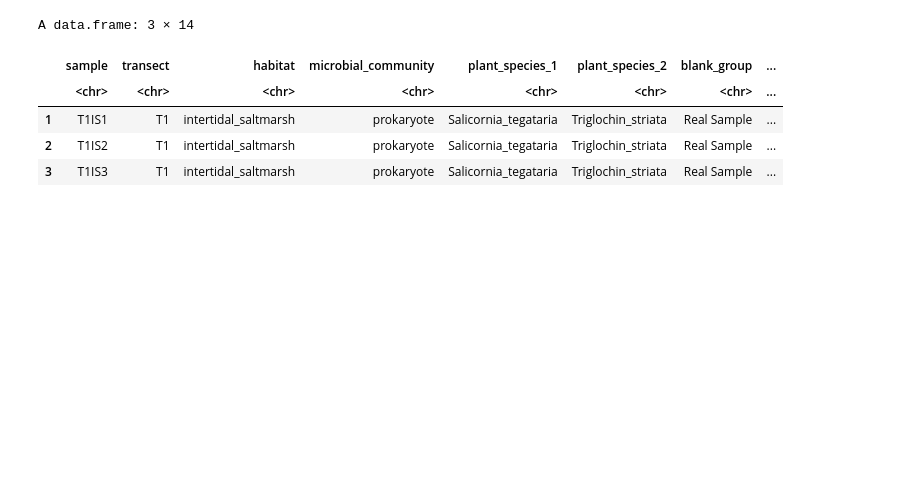
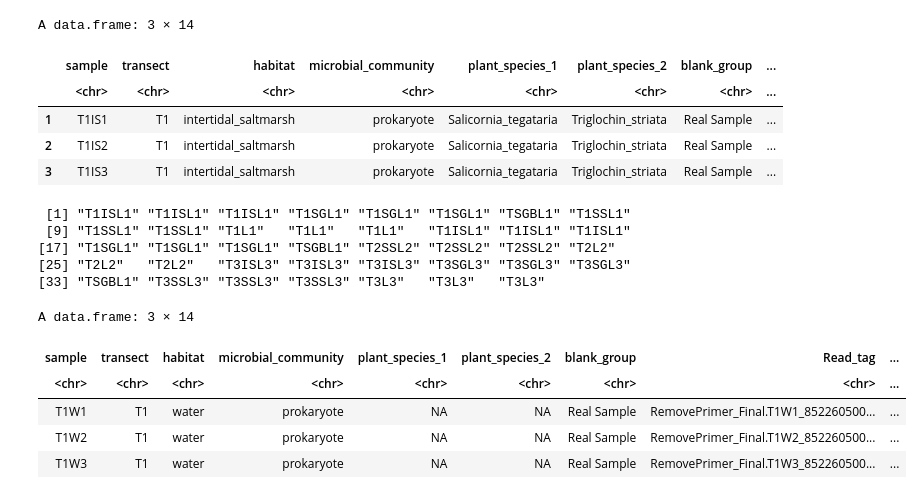
Before and after one commit to PiscatorX/Skunkworks, a Jupyter notebook: Batch_microdecontam/batch_decontam.ipynb, the cells around one changed output. Cells and saved outputs as stored; diff of their text form; code cells hidden in the pictures; blank space fills up the shorter version.

```diff
--- a/Batch_microdecontam/batch_decontam.ipynb
+++ b/Batch_microdecontam/batch_decontam.ipynb
@@ -84,2 +87,2 @@ A tibble: 3 × 7
 # %%
-extraction_batches_all <- merge(temp_sample_data, extraction_batches, by.x = "sample", by.y = "sample_id")
+(extraction_batches_all <- merge(temp_sample_data, extraction_batches, by.x = "sample", by.y = "field_sample")) |>  dim()
@@ -105,4 +110,23 @@ A data.frame: 3 × 14
 #sample_data(phyloseq_16S) <- temp_sample_data
 # %%
 #head(temp_sample_data)
+# %%
+extraction_batches_all$lab_blank
+# %% [output]
+ [1] "T1ISL1" "T1ISL1" "T1ISL1" "T1SGL1" "T1SGL1" "T1SGL1" "TSGBL1" "T1SSL1"
+ [9] "T1SSL1" "T1SSL1" "T1L1"   "T1L1"   "T1L1"   "T1ISL1" "T1ISL1" "T1ISL1"
+[17] "T1SGL1" "T1SGL1" "T1SGL1" "TSGBL1" "T2SSL2" "T2SSL2" "T2SSL2" "T2L2"
+[25] "T2L2"   "T2L2"   "T3ISL3" "T3ISL3" "T3ISL3" "T3SGL3" "T3SGL3" "T3SGL3"
+[33] "TSGBL1" "T3SSL3" "T3SSL3" "T3SSL3" "T3L3"   "T3L3"   "T3L3"
+# %%
+extraction_batch <- extraction_batches_all |> dplyr::filter(batch == "Batch_1")
+# %%
+extraction_batch
+# %% [output]
+A data.frame: 3 × 14
+| sample | transect | habitat | microbial_community | plant_species_1 | plant_species_2 | blank_group | Read_tag | ... |
+| <chr> | <chr> | <chr> | <chr> | <chr> | <chr> | <chr> | <chr> | ... |
+| T1W1 | T1 | water | prokaryote | NA | NA | Real Sample | RemovePrimer_Final.T1W1_852260500... | ... |
+| T1W2 | T1 | water | prokaryote | NA | NA | Real Sample | RemovePrimer_Final.T1W2_852260500... | ... |
+| T1W3 | T1 | water | prokaryote | NA | NA | Real Sample | RemovePrimer_Final.T1W3_852260500... | ... |
 # %%
```
Also changed, not shown: parts of 14 cells of this notebook.
